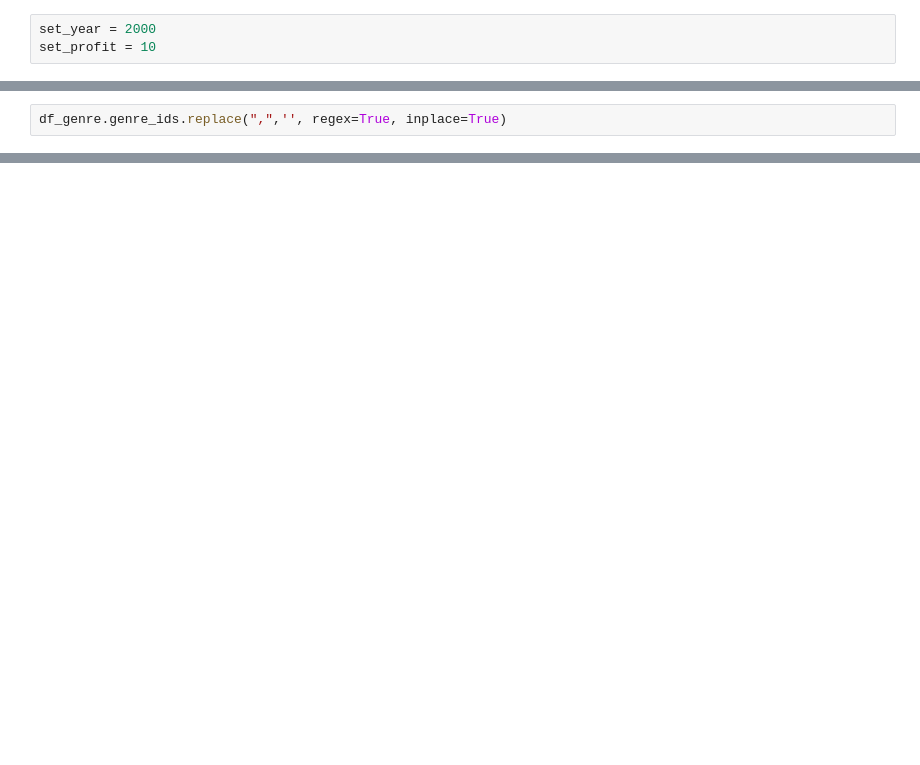
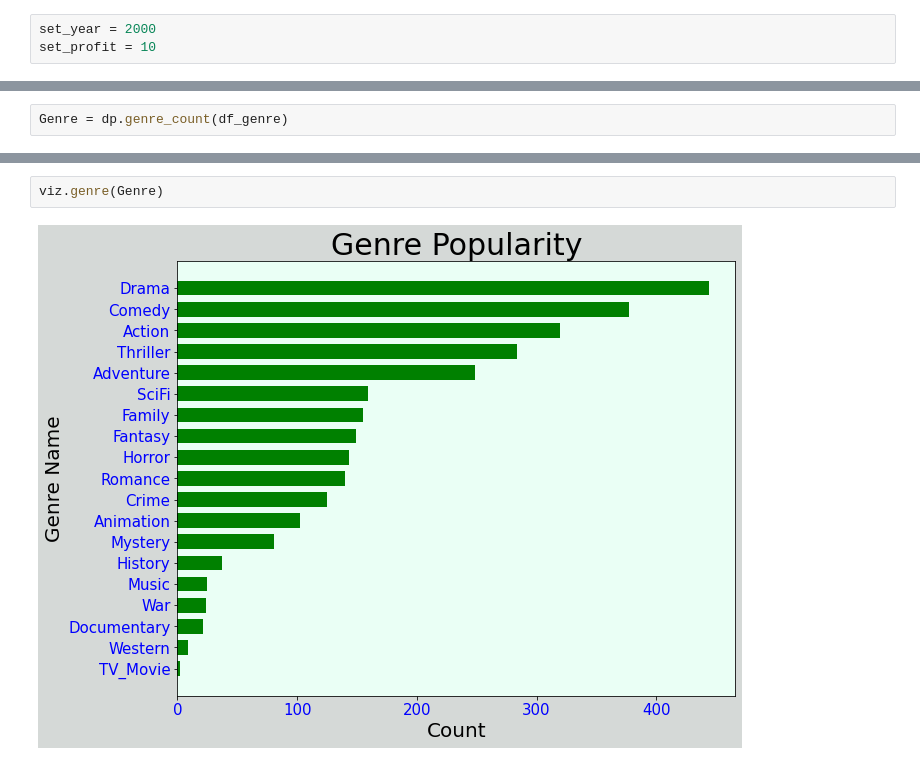
Before and after one commit to ddjh20482/microsoft_studio_movies_analysis, a Jupyter notebook: MS_Studio_Movie_Analysis.ipynb, the cells around one changed output, grey strips where cells are left out. Drawn from its saved outputs; the diff is of its cells as text; blank space fills up the shorter version.

```diff
--- a/MS_Studio_Movie_Analysis.ipynb
+++ b/MS_Studio_Movie_Analysis.ipynb
@@ -132,2 +24,0 @@ df_genre
-# %%
-df_genre.genre_ids.replace(",",'', regex=True, inplace=True)
@@ -302,0 +25,2 @@ df_runtime.runtime_minutes.min()
+# %%
+Genre = dp.genre_count(df_genre)
@@ -302,0 +37,4 @@ df_runtime.runtime_minutes.min()
+# %%
+viz.genre(Genre)
+# %% [output]
+[figure, added]
```
Also changed, not shown: parts of 36 cells of this notebook.
